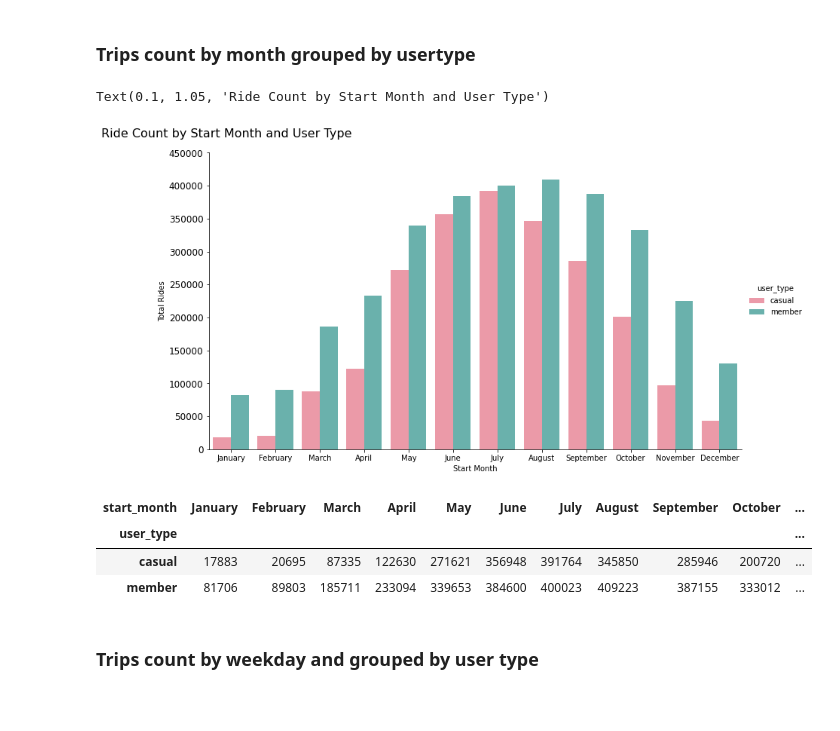
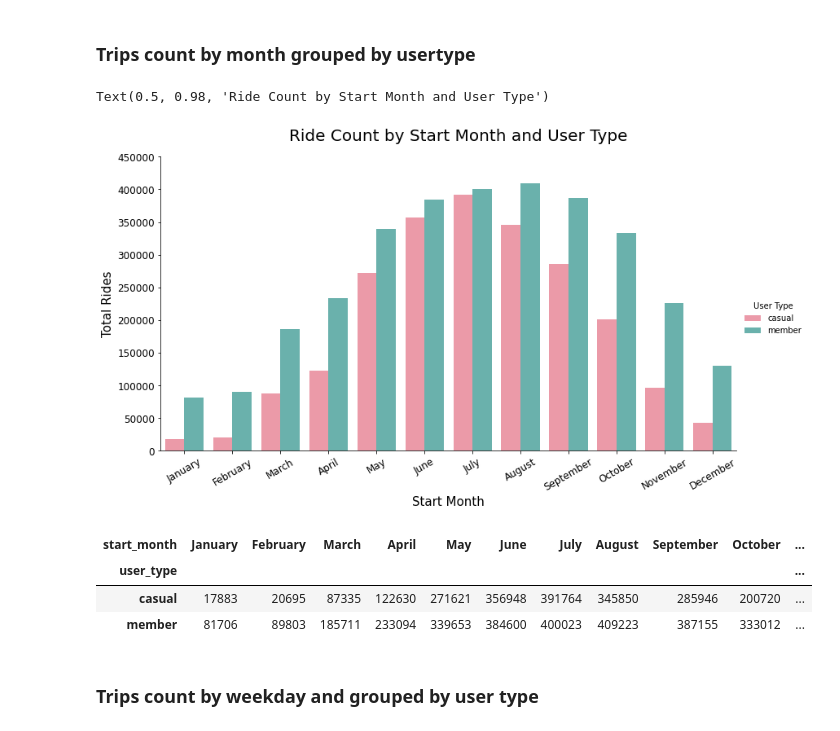
Before and after one commit to FedeDipa91/pbix, a Jupyter notebook: BikeSharing/BikeSharing_cd_analysis.ipynb, the cells around one changed output. Drawn from its saved outputs; the diff is of its cells as text; code cells hidden in the pictures; blank space fills up the shorter version.

```diff
--- a/BikeSharing/BikeSharing_cd_analysis.ipynb
+++ b/BikeSharing/BikeSharing_cd_analysis.ipynb
@@ -92,29 +93,31 @@ summary_obj
 # %%
 g = sns.catplot(data=trips, kind="count", x="start_month", hue="user_type",
                 palette='husl', alpha=0.8, height=6, aspect = 1.8)
-g.set(xlabel="Start Month", ylabel="Total Rides")
-g.set_xticklabels(ha="center", fontsize=10)
+
+g.set_axis_labels('Start Month', 'Total Rides', fontsize=15).set_titles('{col_name}')
+g.fig.subplots_adjust(top=0.9)
+g._legend.set_title('User Type')
+g.set_xticklabels(rotation=30, ha='center', fontsize=12)
 g.set_yticklabels(fontsize=12)
-g.set_titles(fontsize=14)
-g.fig.suptitle("Ride Count by Start Month and User Type", fontsize=16, x=0.1, y=1.05)
+g.fig.suptitle("Ride Count by Start Month and User Type", fontsize=20) #x=0.1, y=1.05)
 # %% [output]
-Text(0.1, 1.05, 'Ride Count by Start Month and User Type')
+Text(0.5, 0.98, 'Ride Count by Start Month and User Type')
-[figure, old version]
+[figure, new version]
-# %%
-# Define the desired order of the months
-month_order = ['January', 'February', 'March', 'April', 'May', 'June', 'July', 'August', 'September', 'October', 'November', 'December']
-
-# Create the pivot table with the specified month order
-trips_count_pv = pd.pivot_table(trips, values='ride_id', index='user_type', columns='start_month', aggfunc='count', fill_value=0)
-trips_count_pv = trips_count_pv.reindex(columns=month_order)
-
-# Print the pivot table
-trips_count_pv
-# %% [output]
-| start_month | January | February | March | April | May | June | July | August | September | October | ... |
-| user_type |  |  |  |  |  |  |  |  |  |  | ... |
-| casual | 17883 | 20695 | 87335 | 122630 | 271621 | 356948 | 391764 | 345850 | 285946 | 200720 | ... |
-| member | 81706 | 89803 | 185711 | 233094 | 339653 | 384600 | 400023 | 409223 | 387155 | 333012 | ... |
+# %%
+# Define the desired order of the months
+month_order = ['January', 'February', 'March', 'April', 'May', 'June', 'July', 'August', 'September', 'October', 'November', 'December']
+
+# Create the pivot table with the specified month order
+trips_count_pv = pd.pivot_table(trips, values='ride_id', index='user_type', columns='start_month', aggfunc='count', fill_value=0)
+trips_count_pv = trips_count_pv.reindex(columns=month_order)
+
+# Print the pivot table
+trips_count_pv
+# %% [output]
+| start_month | January | February | March | April | May | June | July | August | September | October | ... |
+| user_type |  |  |  |  |  |  |  |  |  |  | ... |
+| casual | 17883 | 20695 | 87335 | 122630 | 271621 | 356948 | 391764 | 345850 | 285946 | 200720 | ... |
+| member | 81706 | 89803 | 185711 | 233094 | 339653 | 384600 | 400023 | 409223 | 387155 | 333012 | ... |
 # %% [markdown]
 ### Trips count by weekday and grouped by user type
 # %%
```
Also changed, not shown: parts of 36 cells of this notebook.
